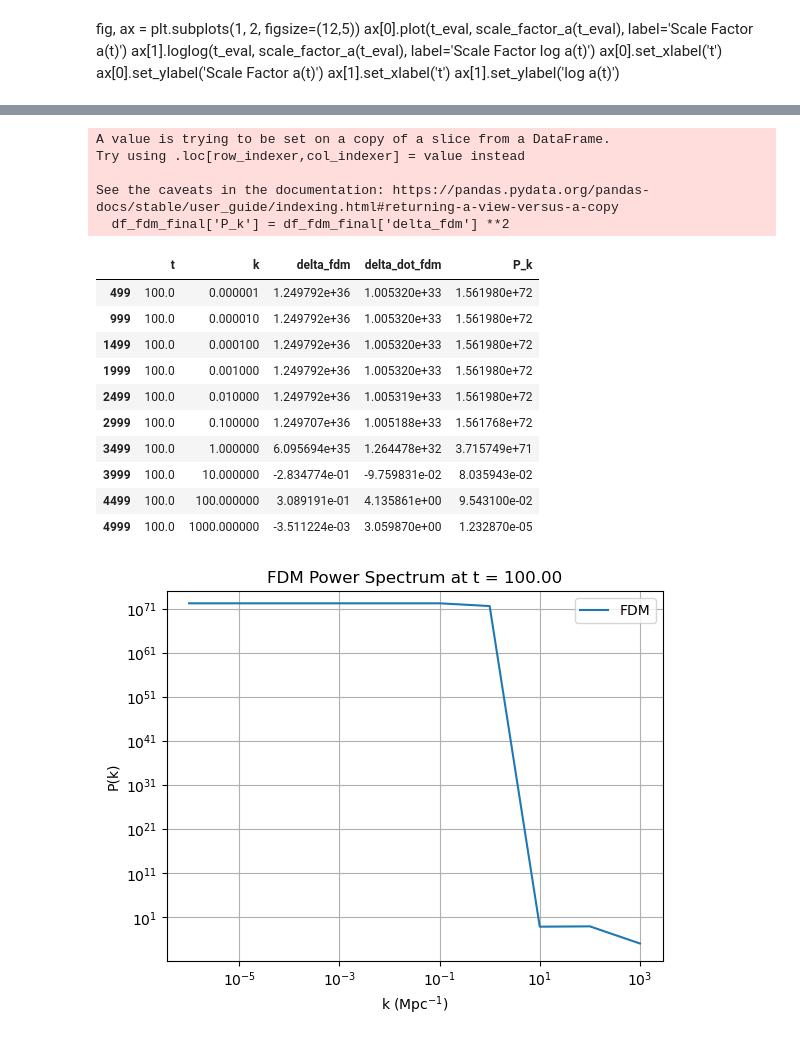
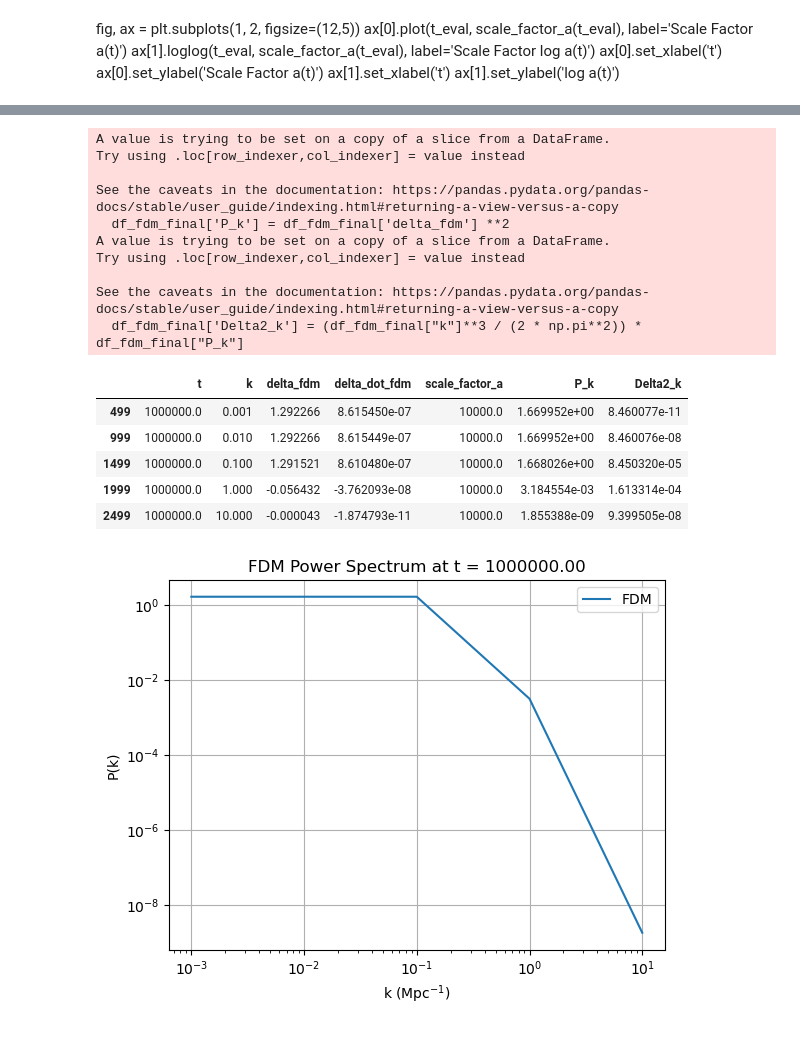
Before and after one commit to isha-m63/Wave_Dark_Matter, a Jupyter notebook: Obtaining_Power_Spectrum/FDM/FDM.ipynb, the cells around one changed output, grey strips where cells are left out. Cells and saved outputs as stored; diff of their text form; code cells hidden in the pictures.

```diff
--- a/Obtaining_Power_Spectrum/FDM/FDM.ipynb
+++ b/Obtaining_Power_Spectrum/FDM/FDM.ipynb
@@ -86,0 +87,34 @@ initial_conditions
+# %%
+#For 1 value of k
+k_sel = k_val[0]   #Mpc^-1
+k_sel = 100
+
+
+def ode_fdm(t, y):
+    u1, u2 = y      #u1 = delta | u2 = delta_dot
+
+    #H = 2 / (3 * t)
+    quantum_term = (hbar**2 * k_sel**4) / (4 * m**2 * scale_factor_a(t)**4)
+    grav_term = 4 * np.pi * G * rho_matter(t)
+
+    #Solve the following coupled 1st order ODEs
+    du1_dt = u2
+    du2_dt_fdm = -2*Hubble_val(t)*u2 + (grav_term - quantum_term)*u1
+    return [du1_dt, du2_dt_fdm]
+
+
+sol_fdm = solve_ivp(
+        ode_fdm,
+        t_span,
+        initial_conditions,
+        t_eval=t_eval,
+        #method = 'LSODA'
+    )
+
+fdm_df = pd.DataFrame({
+    't': sol_fdm.t,
+    'delta_fdm': sol_fdm.y[0],
+    'delta_dot_fdm': sol_fdm.y[1],
+    'scale_factor_a': scale_factor_a(sol_fdm.t)
+})
+fdm_df
@@ -101,7 +191,7 @@ def ode_fdm_allkvals(t, y, k):
 
     #H = 2 / (3 * t)
     quantum_term = (hbar**2 * k**4) / (4 * m**2 * scale_factor_a(t)**4)
-    grav_term = 2 / (3 * t**2 * scale_factor_a(t)**3)
+    grav_term = 4 * np.pi * G * rho_matter(t)
 
     #Solve the following coupled 1st order ODEs
     du1_dt = u2
@@ -125,7 +215,8 @@ for k_i in k_val:
                 't': t_eval[j],
                 'k': k_i,
                 'delta_fdm': sol_fdm.y[0][j],
-                'delta_dot_fdm': sol_fdm.y[1][j]
+                'delta_dot_fdm': sol_fdm.y[1][j],
+                'scale_factor_a': scale_factor_a(t_eval[j])
             }
         )
 # %%
@@ -190,6 +301,7 @@ df_fdm_final = df_fdm_allkvals[df_fdm_allkvals['t'] == t_final_fdm]
 # %%
 #As P(k) values are proportional to |delta(k)|^2
 df_fdm_final['P_k'] = df_fdm_final['delta_fdm'] **2
+df_fdm_final['Delta2_k'] = (df_fdm_final["k"]**3 / (2 * np.pi**2)) * df_fdm_final["P_k"]
 df_fdm_final
 # %% [output]
 A value is trying to be set on a copy of a slice from a DataFrame.
@@ -197,28 +309,28 @@ Try using .loc[row_indexer,col_indexer] = value instead
 
 See the caveats in the documentation: https://pandas.pydata.org/pandas-docs/stable/user_guide/indexing.html#returning-a-view-versus-a-copy
   df_fdm_final['P_k'] = df_fdm_final['delta_fdm'] **2
+A value is trying to be set on a copy of a slice from a DataFrame.
+Try using .loc[row_indexer,col_indexer] = value instead
+
+See the caveats in the documentation: https://pandas.pydata.org/pandas-docs/stable/user_guide/indexing.html#returning-a-view-versus-a-copy
+  df_fdm_final['Delta2_k'] = (df_fdm_final["k"]**3 / (2 * np.pi**2)) * df_fdm_final["P_k"]
-|  | t | k | delta_fdm | delta_dot_fdm | P_k |
-| 499 | 100.0 | 0.000001 | 1.249792e+36 | 1.005320e+33 | 1.561980e+72 |
-| 999 | 100.0 | 0.000010 | 1.249792e+36 | 1.005320e+33 | 1.561980e+72 |
-| 1499 | 100.0 | 0.000100 | 1.249792e+36 | 1.005320e+33 | 1.561980e+72 |
-| 1999 | 100.0 | 0.001000 | 1.249792e+36 | 1.005320e+33 | 1.561980e+72 |
-| 2499 | 100.0 | 0.010000 | 1.249792e+36 | 1.005319e+33 | 1.561980e+72 |
-| 2999 | 100.0 | 0.100000 | 1.249707e+36 | 1.005188e+33 | 1.561768e+72 |
-| 3499 | 100.0 | 1.000000 | 6.095694e+35 | 1.264478e+32 | 3.715749e+71 |
-| 3999 | 100.0 | 10.000000 | -2.834774e-01 | -9.759831e-02 | 8.035943e-02 |
-| 4499 | 100.0 | 100.000000 | 3.089191e-01 | 4.135861e+00 | 9.543100e-02 |
-| 4999 | 100.0 | 1000.000000 | -3.511224e-03 | 3.059870e+00 | 1.232870e-05 |
+|  | t | k | delta_fdm | delta_dot_fdm | scale_factor_a | P_k | Delta2_k |
+| 499 | 1000000.0 | 0.001 | 1.292266 | 8.615450e-07 | 10000.0 | 1.669952e+00 | 8.460077e-11 |
+| 999 | 1000000.0 | 0.010 | 1.292266 | 8.615449e-07 | 10000.0 | 1.669952e+00 | 8.460076e-08 |
+| 1499 | 1000000.0 | 0.100 | 1.291521 | 8.610480e-07 | 10000.0 | 1.668026e+00 | 8.450320e-05 |
+| 1999 | 1000000.0 | 1.000 | -0.056432 | -3.762093e-08 | 10000.0 | 3.184554e-03 | 1.613314e-04 |
+| 2499 | 1000000.0 | 10.000 | -0.000043 | -1.874793e-11 | 10000.0 | 1.855388e-09 | 9.399505e-08 |
 # %%
 plt.plot(df_fdm_final['k'], df_fdm_final['P_k'], label='FDM')
 plt.xscale('log')
 plt.yscale('log')
 plt.xlabel('k (Mpc$^{-1}$)')
 plt.ylabel('P(k)')
-plt.ylim(0,1e75)
+#plt.ylim(0,1e75)
 plt.title('FDM Power Spectrum at t = {:.2f}'.format(t_final_fdm))
 plt.grid(True)
 plt.legend()
 plt.savefig(output_path + 'fdm_power_spectrum.png', dpi=300)
 plt.show()
 # %% [output]
-[figure, old version]
+[figure, new version]
```
Also changed, not shown: parts of 11 cells of this notebook, 20 other files.
